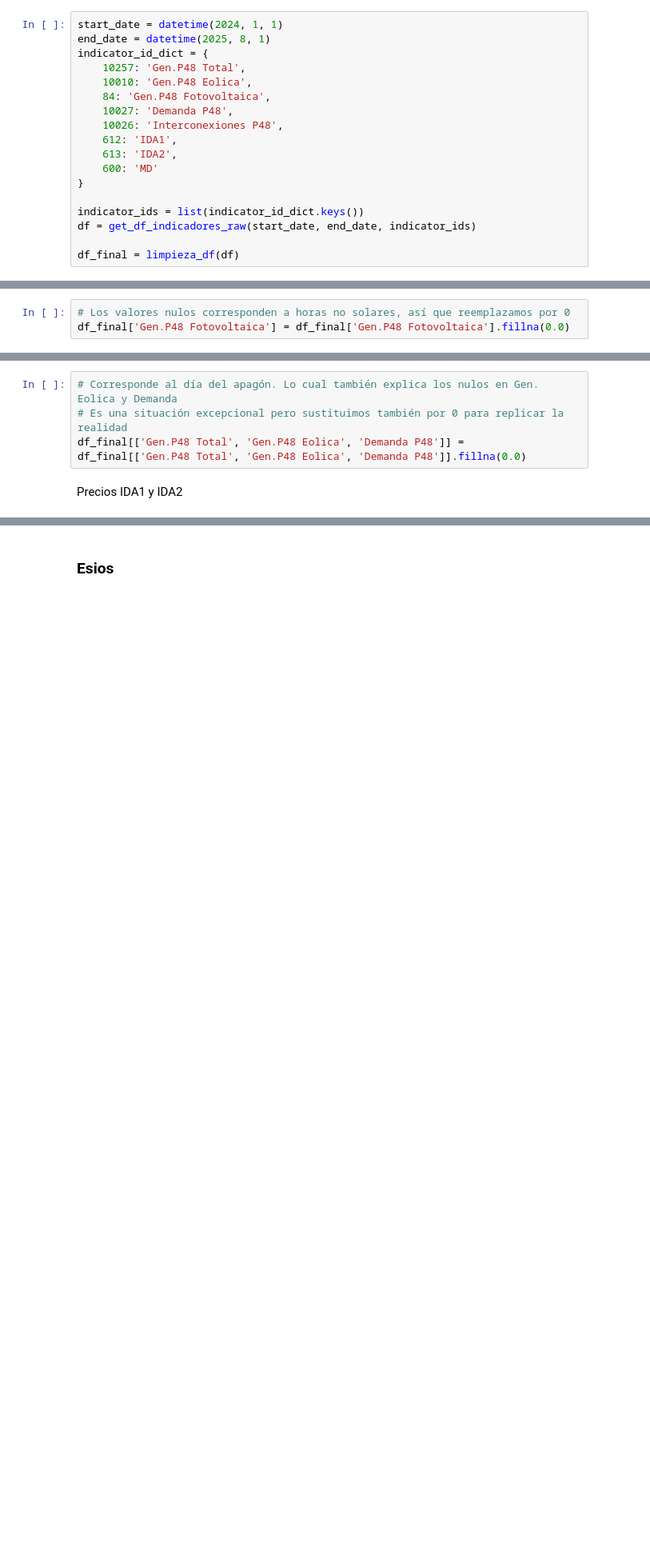
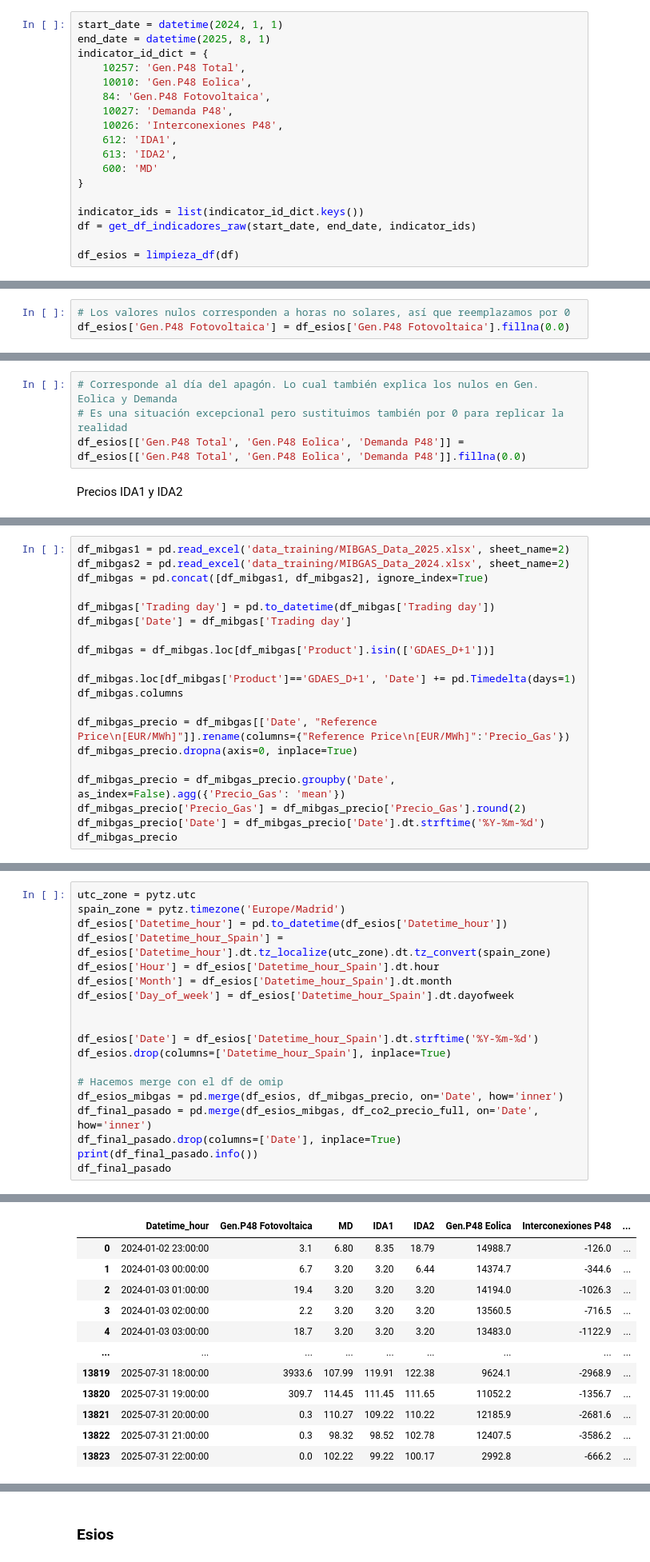
Before and after one commit to JaimeNavs9/proyecto_prediccion_MD, a Jupyter notebook: preparacion_datos.ipynb, the cells around one changed output, grey strips where cells are left out. Shown at 80% size. Saved outputs shown, nothing was run; the diff lists cells and outputs as text; blank space fills up the shorter version.

```diff
--- a/preparacion_datos.ipynb
+++ b/preparacion_datos.ipynb
@@ -77,5 +77,5 @@ indicator_id_dict = {
 indicator_ids = list(indicator_id_dict.keys())
 df = get_df_indicadores_raw(start_date, end_date, indicator_ids)
 
-df_final = limpieza_df(df)
+df_esios = limpieza_df(df)
 # %%
@@ -119,7 +119,7 @@ df_final.loc[df_final['Gen.P48 Fotovoltaica'].isnull()]
 764 rows × 9 columns
 # %%
 # Los valores nulos corresponden a horas no solares, así que reemplazamos por 0
-df_final['Gen.P48 Fotovoltaica'] = df_final['Gen.P48 Fotovoltaica'].fillna(0.0)
+df_esios['Gen.P48 Fotovoltaica'] = df_esios['Gen.P48 Fotovoltaica'].fillna(0.0)
 # %% [markdown]
 Generacion Total
 # %%
@@ -145,7 +145,7 @@ df_final.loc[df_final['Gen.P48 Total'].isnull()]
 # %%
 # Corresponde al día del apagón. Lo cual también explica los nulos en Gen. Eolica y Demanda
 # Es una situación excepcional pero sustituimos también por 0 para replicar la realidad
-df_final[['Gen.P48 Total', 'Gen.P48 Eolica', 'Demanda P48']] = df_final[['Gen.P48 Total', 'Gen.P48 Eolica', 'Demanda P48']].fillna(0.0)
+df_esios[['Gen.P48 Total', 'Gen.P48 Eolica', 'Demanda P48']] = df_esios[['Gen.P48 Total', 'Gen.P48 Eolica', 'Demanda P48']].fillna(0.0)
 # %% [markdown]
 Precios IDA1 y IDA2
 # %%
@@ -179,0 +182,20 @@ df_final['IDA2'] = np.where(
+# %%
+df_mibgas1 = pd.read_excel('data_training/MIBGAS_Data_2025.xlsx', sheet_name=2)
+df_mibgas2 = pd.read_excel('data_training/MIBGAS_Data_2024.xlsx', sheet_name=2)
+df_mibgas = pd.concat([df_mibgas1, df_mibgas2], ignore_index=True)
+
+df_mibgas['Trading day'] = pd.to_datetime(df_mibgas['Trading day'])
+df_mibgas['Date'] = df_mibgas['Trading day']
+
+df_mibgas = df_mibgas.loc[df_mibgas['Product'].isin(['GDAES_D+1'])]
+
+df_mibgas.loc[df_mibgas['Product']=='GDAES_D+1', 'Date'] += pd.Timedelta(days=1)
+df_mibgas.columns
+
+df_mibgas_precio = df_mibgas[['Date', "Reference Price\n[EUR/MWh]"]].rename(columns={"Reference Price\n[EUR/MWh]":'Precio_Gas'})
+df_mibgas_precio.dropna(axis=0, inplace=True)
+
+df_mibgas_precio = df_mibgas_precio.groupby('Date', as_index=False).agg({'Precio_Gas': 'mean'})
+df_mibgas_precio['Precio_Gas'] = df_mibgas_precio['Precio_Gas'].round(2)
+df_mibgas_precio['Date'] = df_mibgas_precio['Date'].dt.strftime('%Y-%m-%d')
+df_mibgas_precio
@@ -181,0 +265,20 @@ df_final['IDA2'] = np.where(
+# %%
+utc_zone = pytz.utc
+spain_zone = pytz.timezone('Europe/Madrid')
+df_esios['Datetime_hour'] = pd.to_datetime(df_esios['Datetime_hour'])
+df_esios['Datetime_hour_Spain'] = df_esios['Datetime_hour'].dt.tz_localize(utc_zone).dt.tz_convert(spain_zone)
+df_esios['Hour'] = df_esios['Datetime_hour_Spain'].dt.hour
+df_esios['Month'] = df_esios['Datetime_hour_Spain'].dt.month
+df_esios['Day_of_week'] = df_esios['Datetime_hour_Spain'].dt.dayofweek
+
+
+df_esios['Date'] = df_esios['Datetime_hour_Spain'].dt.strftime('%Y-%m-%d')
+df_esios.drop(columns=['Datetime_hour_Spain'], inplace=True)
+
+# Hacemos merge con el df de omip
+df_esios_mibgas = pd.merge(df_esios, df_mibgas_precio, on='Date', how='inner')
+df_final_pasado = pd.merge(df_esios_mibgas, df_co2_precio_full, on='Date', how='inner')
+df_final_pasado.drop(columns=['Date'], inplace=True)
+print(df_final_pasado.info())
+df_final_pasado
+# %% [output]
@@ -181,0 +302,12 @@ df_final['IDA2'] = np.where(
+|  | Datetime_hour | Gen.P48 Fotovoltaica | MD | IDA1 | IDA2 | Gen.P48 Eolica | Interconexiones P48 | ... |
+| 0 | 2024-01-02 23:00:00 | 3.1 | 6.80 | 8.35 | 18.79 | 14988.7 | -126.0 | ... |
+| 1 | 2024-01-03 00:00:00 | 6.7 | 3.20 | 3.20 | 6.44 | 14374.7 | -344.6 | ... |
+| 2 | 2024-01-03 01:00:00 | 19.4 | 3.20 | 3.20 | 3.20 | 14194.0 | -1026.3 | ... |
+| 3 | 2024-01-03 02:00:00 | 2.2 | 3.20 | 3.20 | 3.20 | 13560.5 | -716.5 | ... |
+| 4 | 2024-01-03 03:00:00 | 18.7 | 3.20 | 3.20 | 3.20 | 13483.0 | -1122.9 | ... |
+| ... | ... | ... | ... | ... | ... | ... | ... | ... |
+| 13819 | 2025-07-31 18:00:00 | 3933.6 | 107.99 | 119.91 | 122.38 | 9624.1 | -2968.9 | ... |
+| 13820 | 2025-07-31 19:00:00 | 309.7 | 114.45 | 111.45 | 111.65 | 11052.2 | -1356.7 | ... |
+| 13821 | 2025-07-31 20:00:00 | 0.3 | 110.27 | 109.22 | 110.22 | 12185.9 | -2681.6 | ... |
+| 13822 | 2025-07-31 21:00:00 | 0.3 | 98.32 | 98.52 | 102.78 | 12407.5 | -3586.2 | ... |
+| 13823 | 2025-07-31 22:00:00 | 0.0 | 102.22 | 99.22 | 100.17 | 2992.8 | -666.2 | ... |
```
Also changed, not shown: parts of 12 cells of this notebook, 5 other files.
